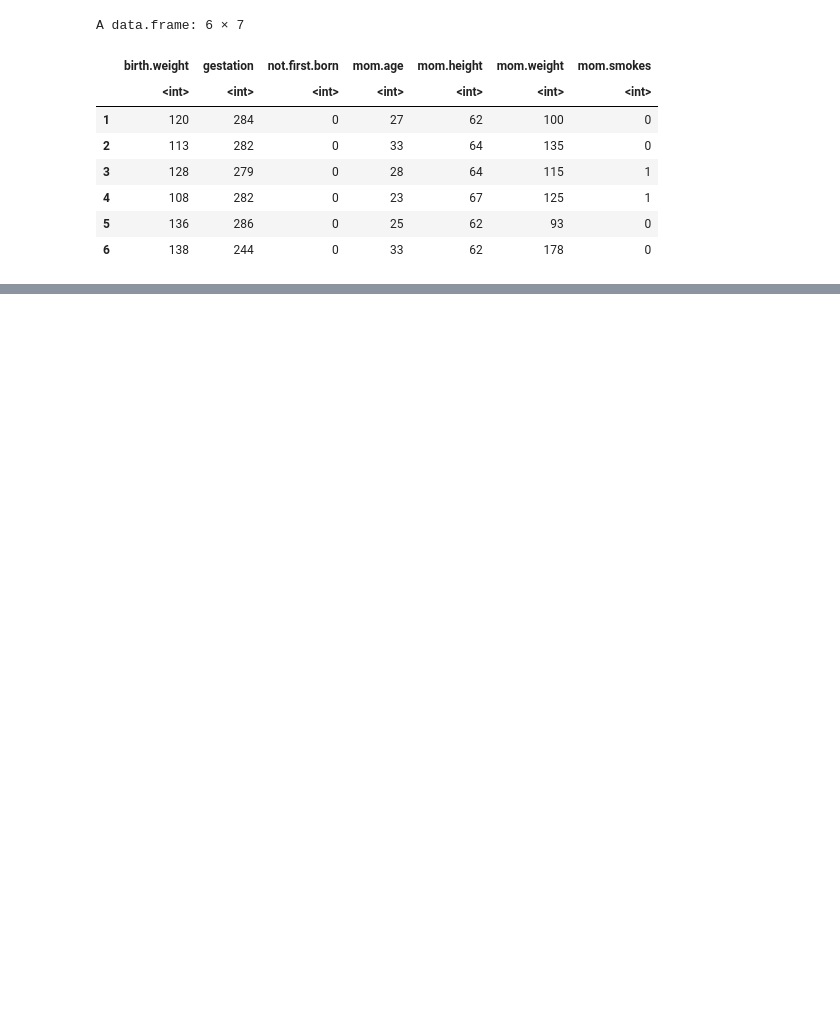
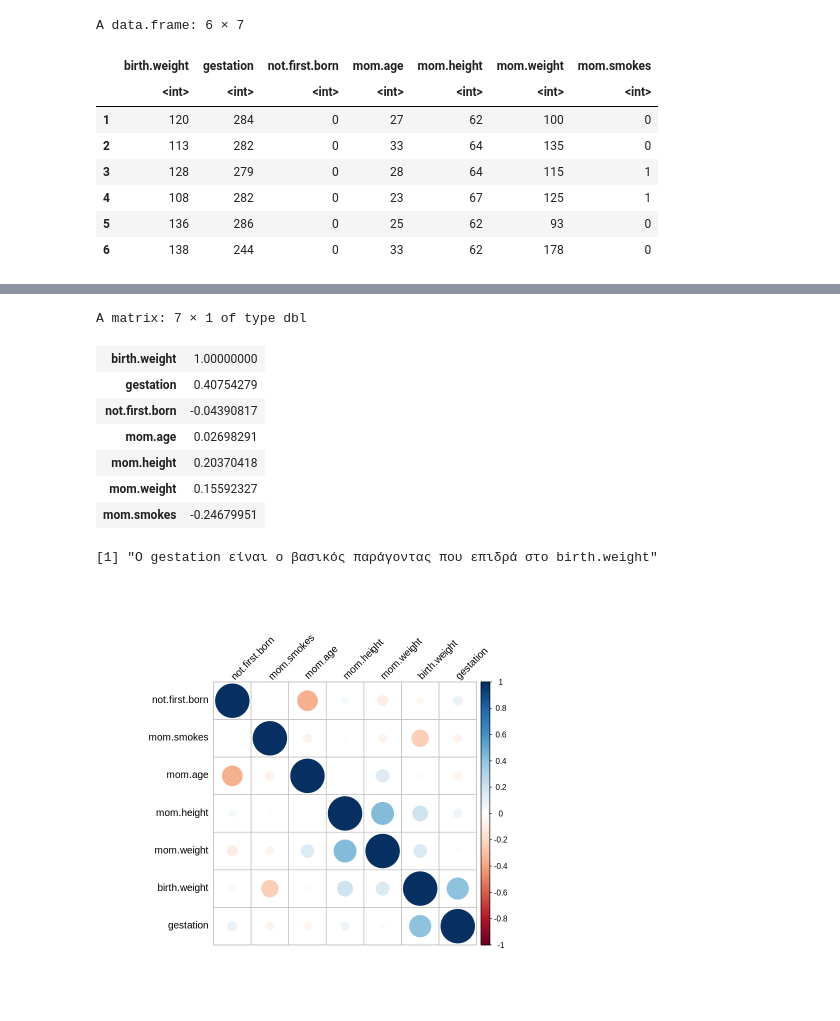
Before and after one commit to KouXou/R_Exercises, a Jupyter notebook: exercise_5/ex5.ipynb, the cells around one changed output, grey strips where cells are left out. Saved outputs shown, nothing was run; the diff lists cells and outputs as text; code cells hidden in the pictures; blank space fills up the shorter version.

```diff
--- a/exercise_5/ex5.ipynb
+++ b/exercise_5/ex5.ipynb
@@ -136,0 +143,18 @@ Warning message in smoother(x[subs], y[subs], col = smoother.args$col[i], log.x
+# %%
+library(corrplot)
+cor(babies_data, birth.weight)
+res <-cor(babies_data)
+corrplot(res, order = "hclust",
+         tl.col = "black", tl.srt = 45)
+print('O gestation είναι ο βασικός παράγοντας που επιδρά στο birth.weight')
+# %% [output]
+A matrix: 7 × 1 of type dbl
+| birth.weight | 1.00000000 |
+| gestation | 0.40754279 |
+| not.first.born | -0.04390817 |
+| mom.age | 0.02698291 |
+| mom.height | 0.20370418 |
+| mom.weight | 0.15592327 |
+| mom.smokes | -0.24679951 |
+[1] "O gestation είναι ο βασικός παράγοντας που επιδρά στο birth.weight"
+[figure, added]
```
Also changed, not shown: parts of 4 cells of this notebook, 3 other files.
